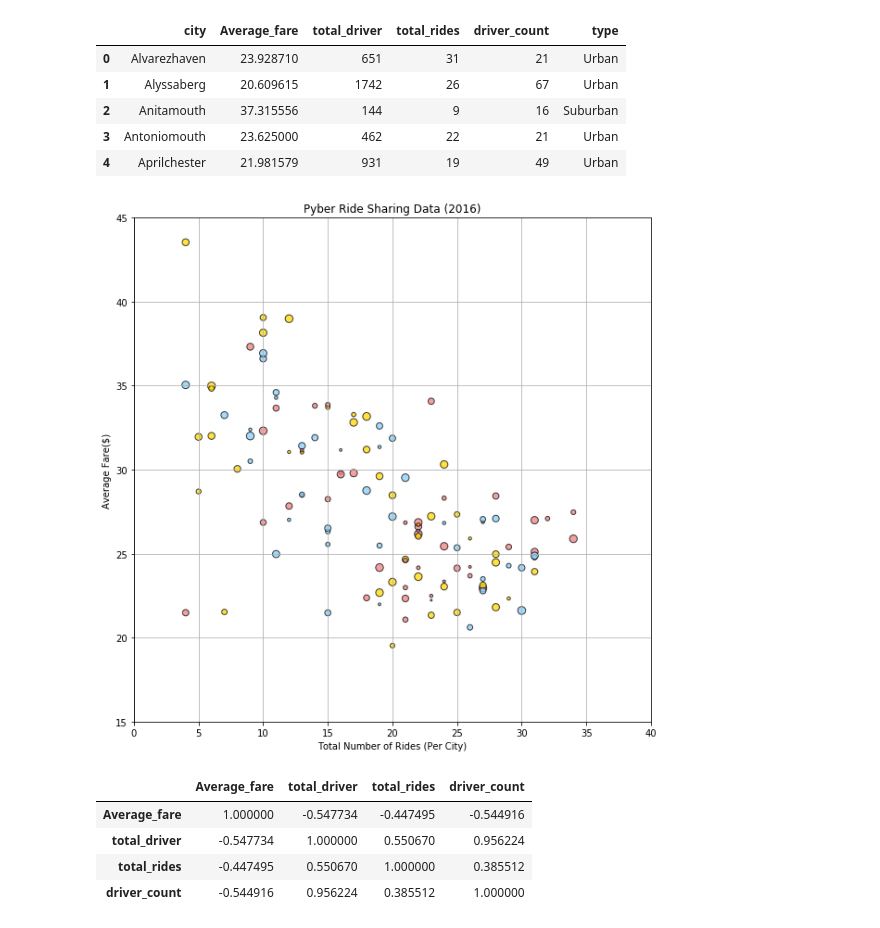
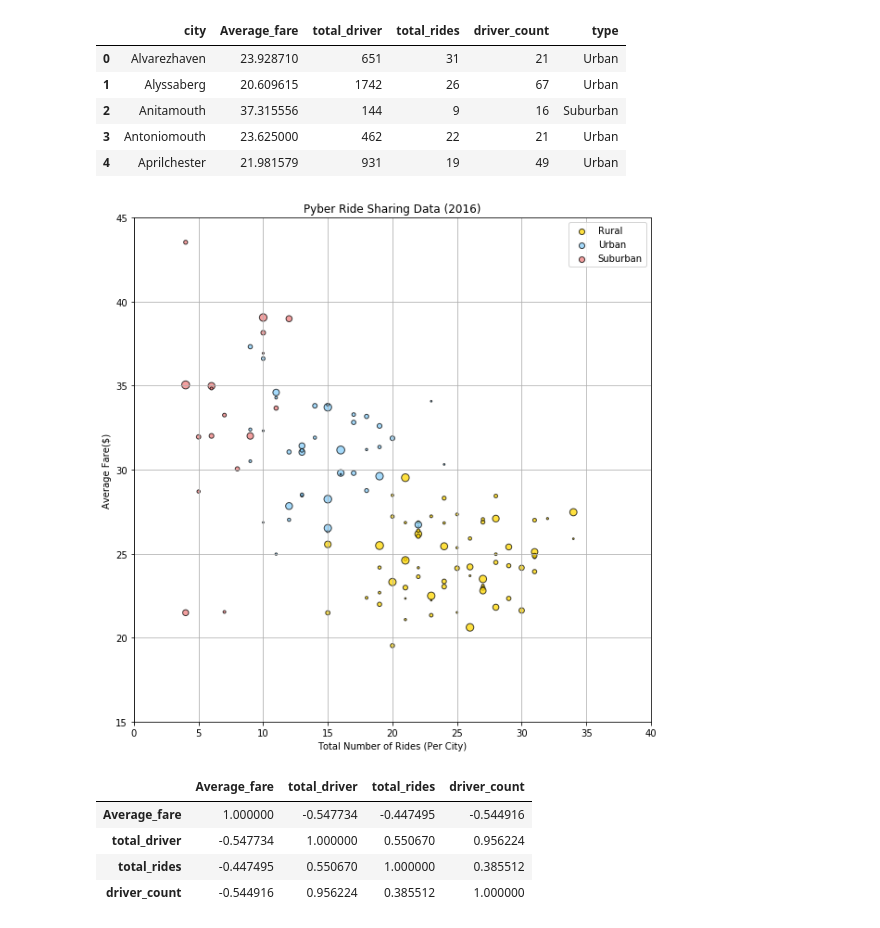
Before and after one commit to imanjani/The_Power_of_Plots, a Jupyter notebook: Pyber-Matplots.ipynb, the cells around one changed output. Cells and saved outputs as stored; diff of their text form; code cells hidden in the pictures.

```diff
--- a/Pyber-Matplots.ipynb
+++ b/Pyber-Matplots.ipynb
@@ -102,26 +102,38 @@ df.head()
 # %%
 #Scatter Plot
 plt.figure(figsize = (10,10))
 
-plt.scatter(df['total_rides'],df['Average_fare'], marker="o",
-            facecolors=colors, edgecolors="black",
-            sizes=df_merged['driver_count'], alpha=0.75, linewidths=1, label=df['type'])
+
+
+plt.scatter(df[df['type']=="Urban"]['total_rides'],df[df['type']=="Urban"]['Average_fare'], marker="o",
+            facecolors='Gold', edgecolors="black",
+            sizes=df['driver_count'], alpha=0.75, linewidths=1, label="Urban")
+
+plt.scatter(df[df['type']=="Suburban"]['total_rides'],df[df['type']=="Suburban"]['Average_fare'], marker="o",
+            facecolors='Lightskyblue', edgecolors="black",
+            sizes=df['driver_count'], alpha=0.75, linewidths=1, label="Suburban")
+
+plt.scatter(df[df['type']=="Rural"]['total_rides'],df[df['type']=="Rural"]['Average_fare'], marker="o",
+            facecolors='Lightcoral', edgecolors="black",
+            sizes=df['driver_count'], alpha=0.75, linewidths=1, label="Rural")
 
 
 
 
+legend=["Rural","Urban", "Suburban"]
 #adding Title
 plt.title("Pyber Ride Sharing Data (2016)")
 plt.xlabel("Total Number of Rides (Per City)")
 plt.ylabel("Average Fare($)")
 
+plt.legend(legend)
 #change X avd Y axis limits
 plt.xlim(0, 40)
 plt.ylim(15, 45)
 plt.grid()
 plt.show()
 # %% [output]
-[figure, old version]
+[figure, new version]
 # %%
 #check the correlation
 
```
